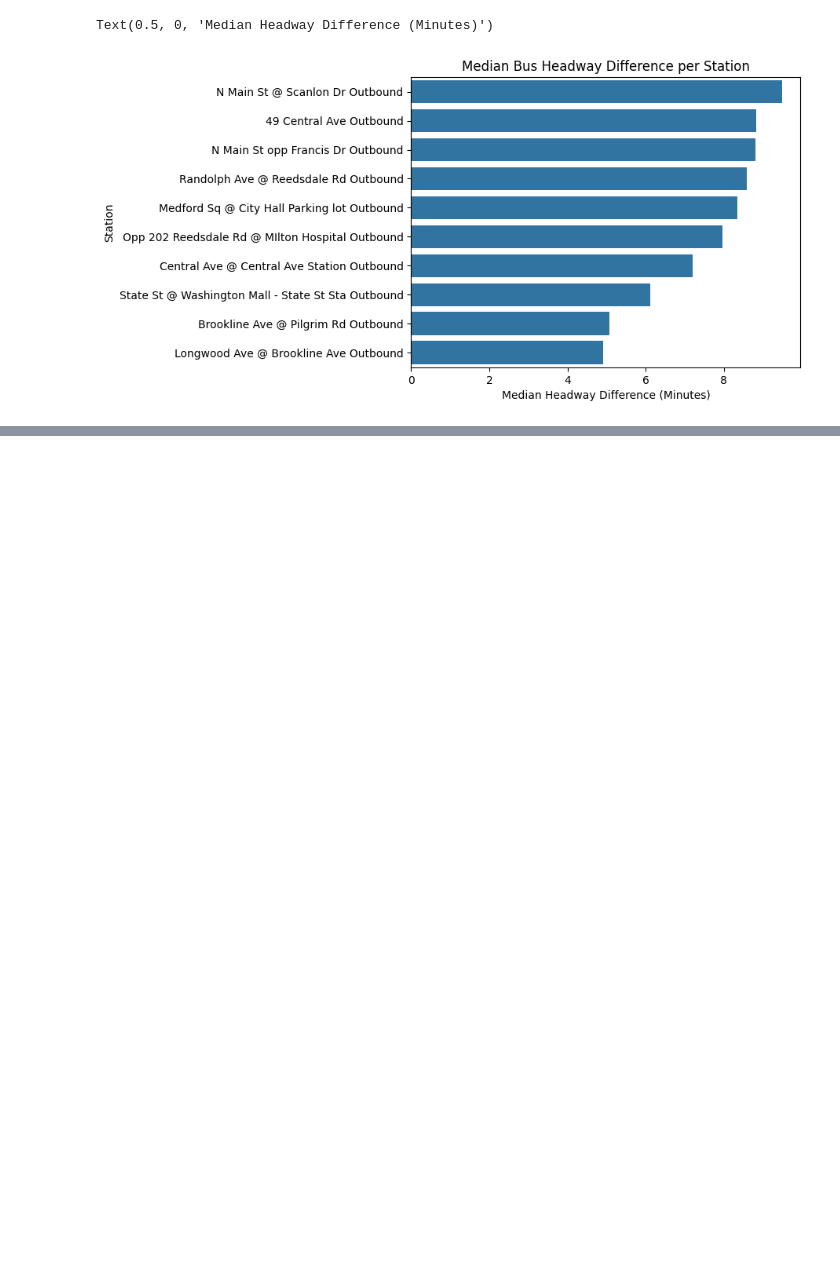
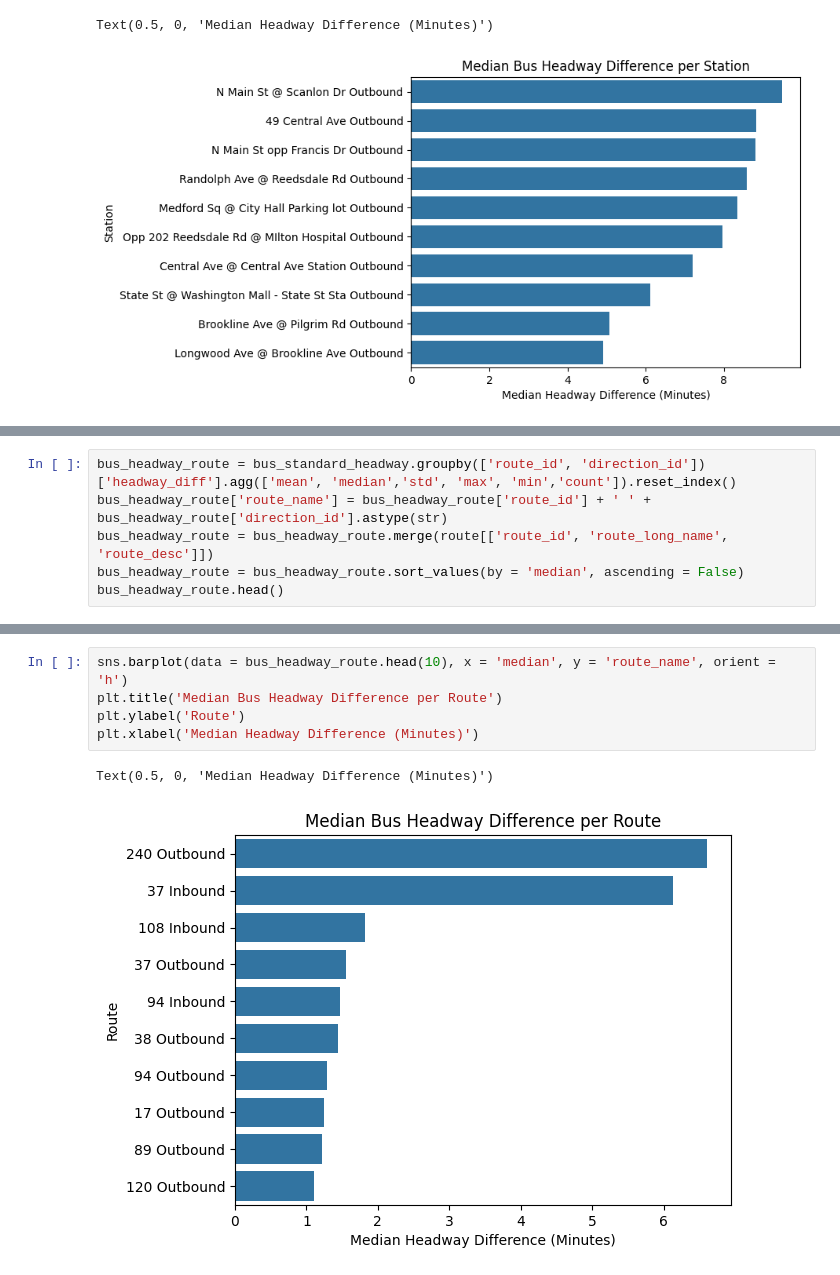
Before and after one commit to kevin-r-murphy/BA888-MBTA, a Jupyter notebook: MBTA_Bus.ipynb, the cells around one changed output, grey strips where cells are left out. Drawn from its saved outputs; the diff is of its cells as text; blank space fills up the shorter version.

```diff
--- a/MBTA_Bus.ipynb
+++ b/MBTA_Bus.ipynb
@@ -282,3 +307,9 @@ fig.update_layout(
 fig.show()
 # %% [output]
 [interactive output not drawn]
+# %%
+bus_headway_route = bus_standard_headway.groupby(['route_id', 'direction_id'])['headway_diff'].agg(['mean', 'median','std', 'max', 'min','count']).reset_index()
+bus_headway_route['route_name'] = bus_headway_route['route_id'] + ' ' + bus_headway_route['direction_id'].astype(str)
+bus_headway_route = bus_headway_route.merge(route[['route_id', 'route_long_name', 'route_desc']])
+bus_headway_route = bus_headway_route.sort_values(by = 'median', ascending = False)
+bus_headway_route.head()
@@ -284,0 +323,8 @@ fig.show()
+# %%
+sns.barplot(data = bus_headway_route.head(10), x = 'median', y = 'route_name', orient = 'h')
+plt.title('Median Bus Headway Difference per Route')
+plt.ylabel('Route')
+plt.xlabel('Median Headway Difference (Minutes)')
+# %% [output]
+Text(0.5, 0, 'Median Headway Difference (Minutes)')
+[figure, added]
```
Also changed, not shown: parts of 12 cells of this notebook.
